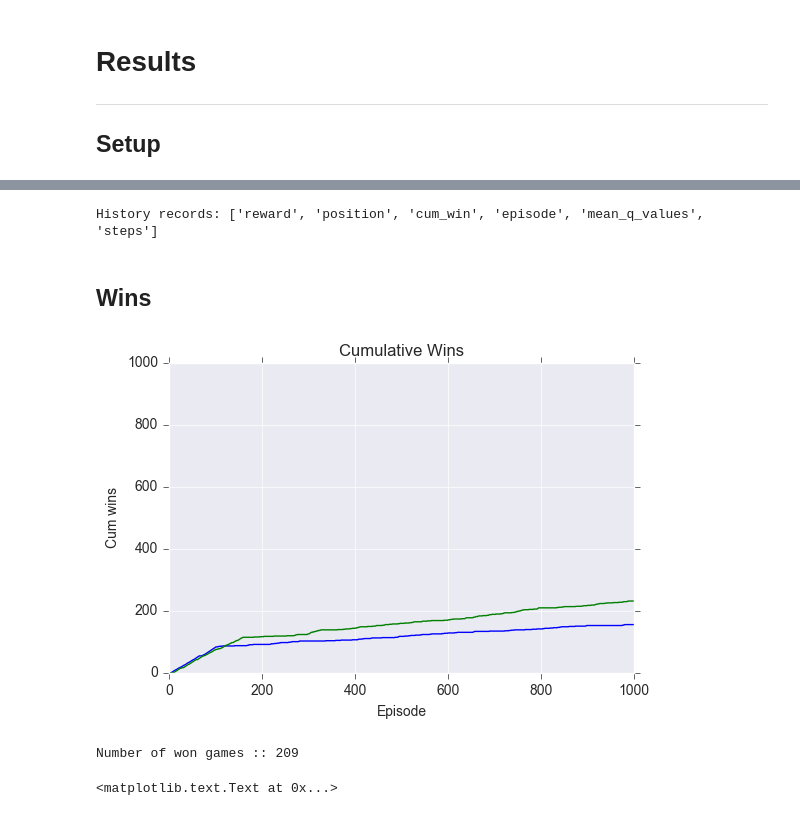
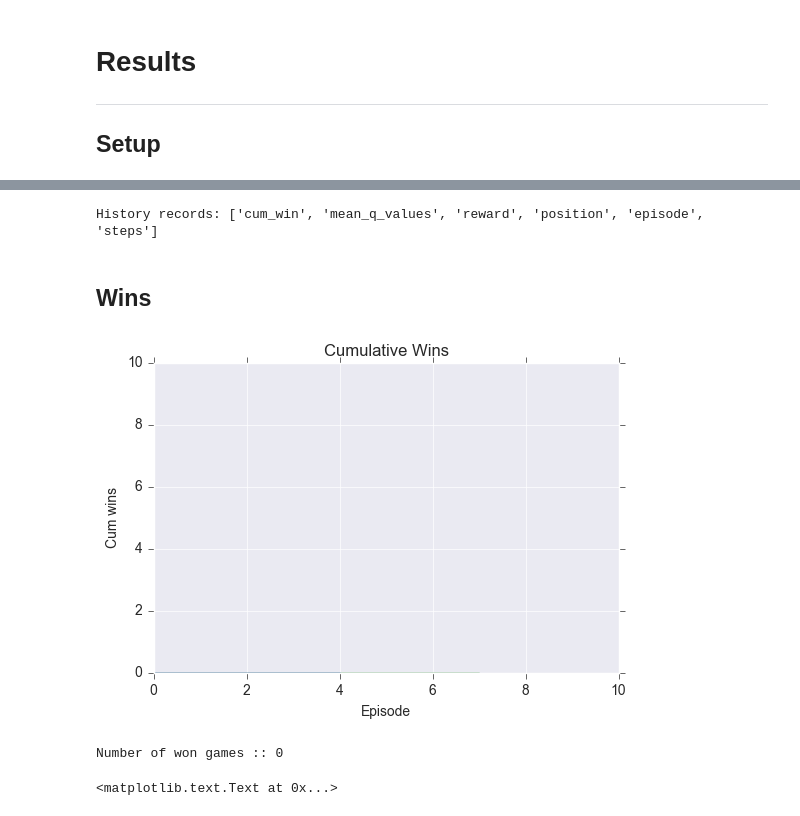
Before and after one commit to dtriepke/Deep_Q_Learning_MountainCar, a Jupyter notebook: DeepQLearning.ipynb, the cells around one changed output, grey strips where cells are left out. Cells and saved outputs as stored; diff of their text form; code cells hidden in the pictures.

Commit message:
Init version 0

```diff
--- a/DeepQLearning.ipynb
+++ b/DeepQLearning.ipynb
@@ -169,36 +146,39 @@ def loadHistory(path):
     return json.loads(f.read())
 
 # Load version simple
-path = "data/history/version_simple/"
+path = "data/history/version_simple_test/"
 history = loadHistory(path)
 
 # load version simple with max memory
 path = "data/history/version_simple_max_memory/"
 history2 = loadHistory(path)
+
+print("History records: %s" %[i for i in history.keys()])
+
+# num of episodes
+episodes = 10
+# %% [output]
+History records: ['cum_win', 'mean_q_values', 'reward', 'position', 'episode', 'steps']
-# %%
-print("History records: %s" %[i for i in history.keys()])
-# %% [output]
-History records: ['reward', 'position', 'cum_win', 'episode', 'mean_q_values', 'steps']
 # %% [markdown]
 ## Wins
 # %%
 wins = history["cum_win"]
 wins2 = history2["cum_win"]
 plt.plot(wins)
 plt.plot(wins2)
 plt.xlabel('Episode')
 plt.ylabel('Cum wins')
 plt.title('Cumulative Wins')
 #plt.ylim(0, max(history["episode"]))
 #plt.xlim(0, max(history["episode"]))
-plt.ylim(0,1000)
-plt.xlim(0, 1000)
+plt.ylim(0,episodes)
+plt.xlim(0, episodes)
 #plt.savefig('pic/simple_version_cum_win.png')
 plt.show()
 print("Number of won games :: %s" % wins[len(wins) -1 ])
 # %% [output]
-[figure, old version]
+[figure, new version]
-Number of won games :: 209
+Number of won games :: 0
 # %%
 # Steps per win
 steps = history["steps"]
```
Also changed, not shown: parts of 8 cells of this notebook, 3 other files.
